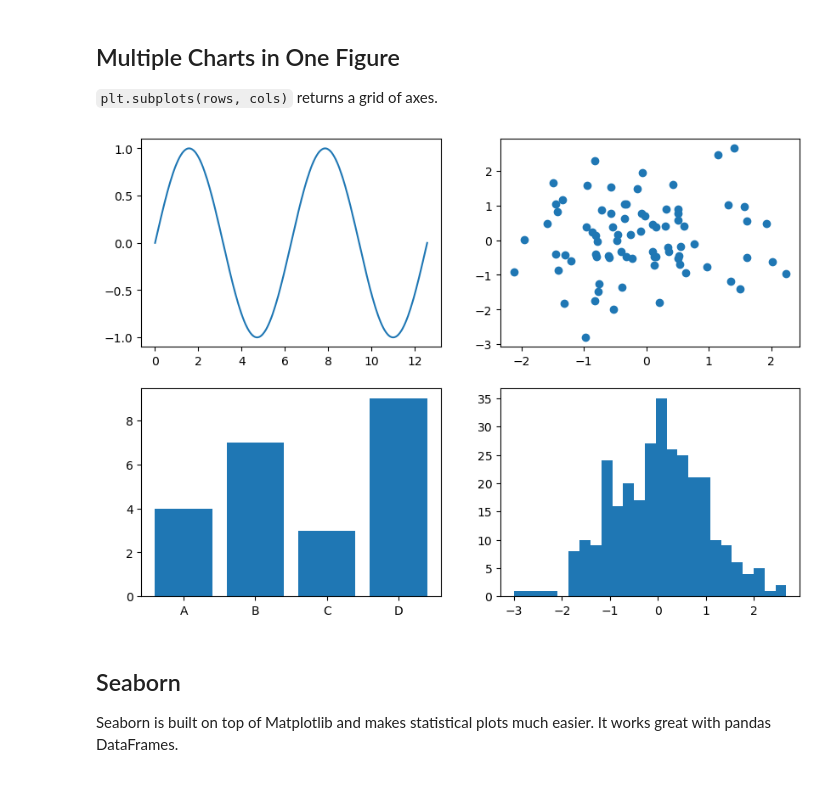
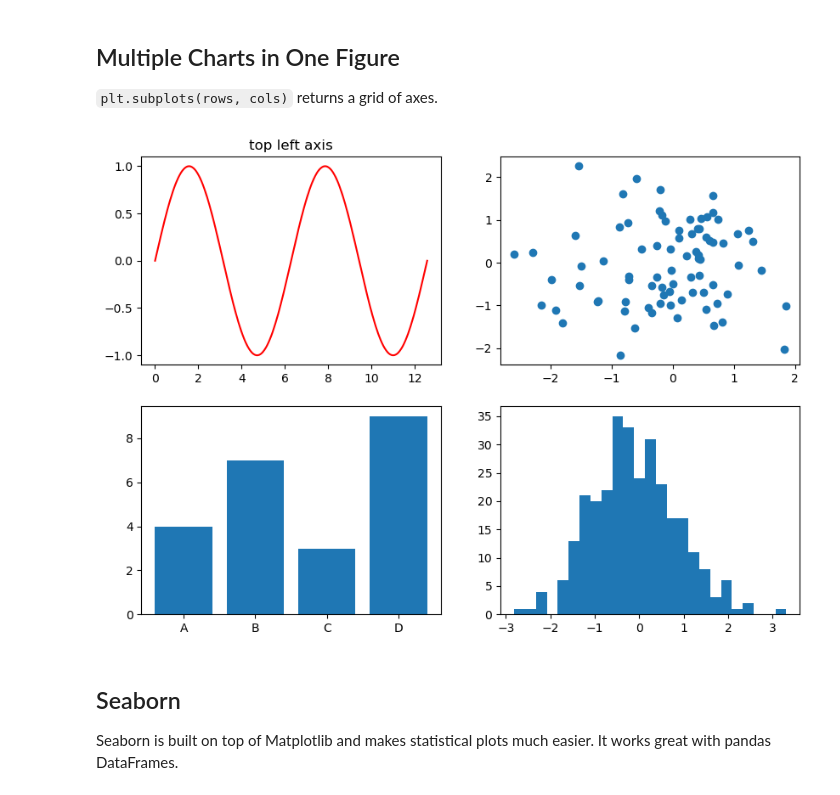
Before and after one commit to arghyadutta/intro-python-r, a Jupyter notebook: 9-matplotlib-intro.ipynb, the cells around one changed output. Drawn from its saved outputs; the diff is of its cells as text; code cells hidden in the pictures.

```diff
--- a/9-matplotlib-intro.ipynb
+++ b/9-matplotlib-intro.ipynb
@@ -126,20 +142,21 @@ ax.legend();
 # %%
 # data for plots
 t = np.linspace(0, 4 * np.pi, 200)
 cats = ['A', 'B', 'C', 'D']
 vals = [4, 7, 3, 9]
 
 fig, axes = plt.subplots(2, 2, figsize=(10, 7))
 
 # type(axes)
 # axes is an numpy array! and it can be indexed as usual
 
-axes[0, 0].plot(t, np.sin(t))
+axes[0, 0].plot(t, np.sin(t),c='red')
+axes[0, 0].set_title('top left axis')
 axes[0, 1].scatter(np.random.randn(80), np.random.randn(80))
 axes[1, 0].bar(cats, vals)
 axes[1, 1].hist(np.random.randn(300), bins=25);
 # %% [output]
-[figure, old version]
+[figure, new version]
 # %% [markdown]
 ## Seaborn
 
```
Also changed, not shown: parts of 4 cells of this notebook, 3 other files.
